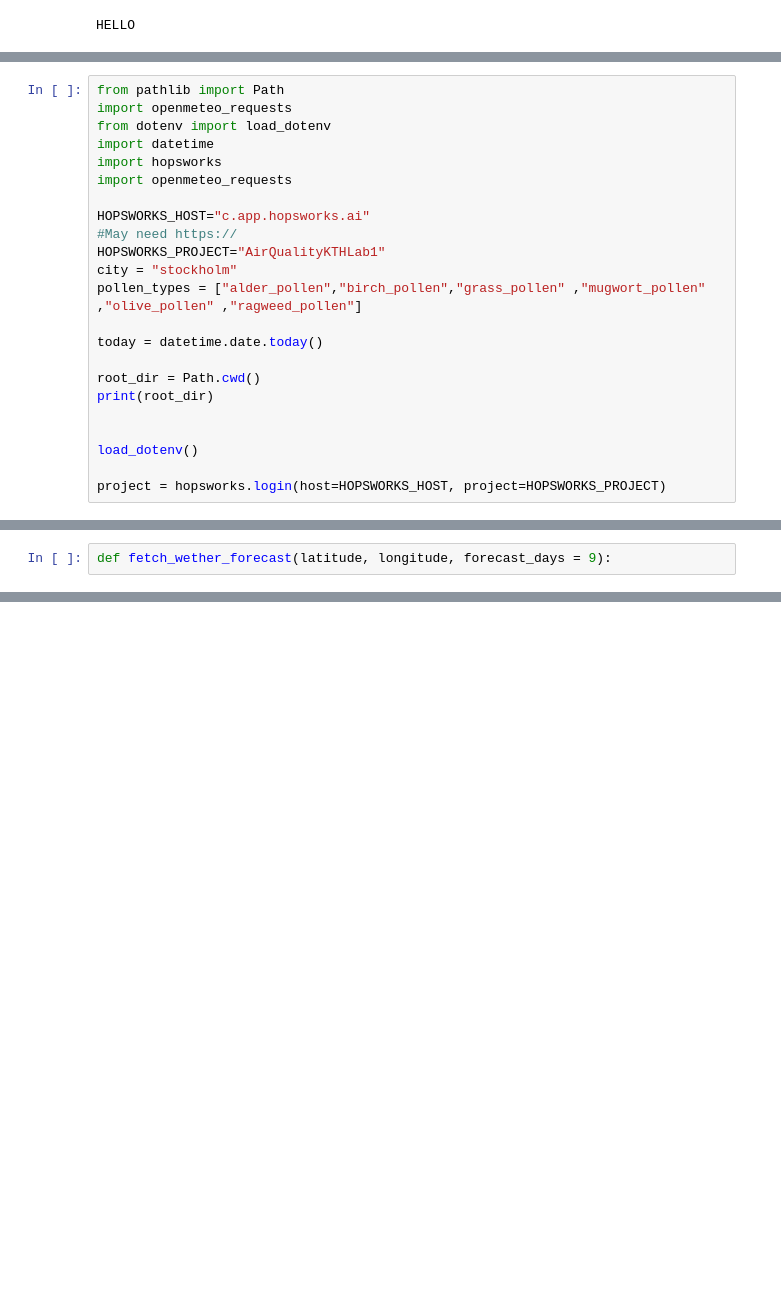
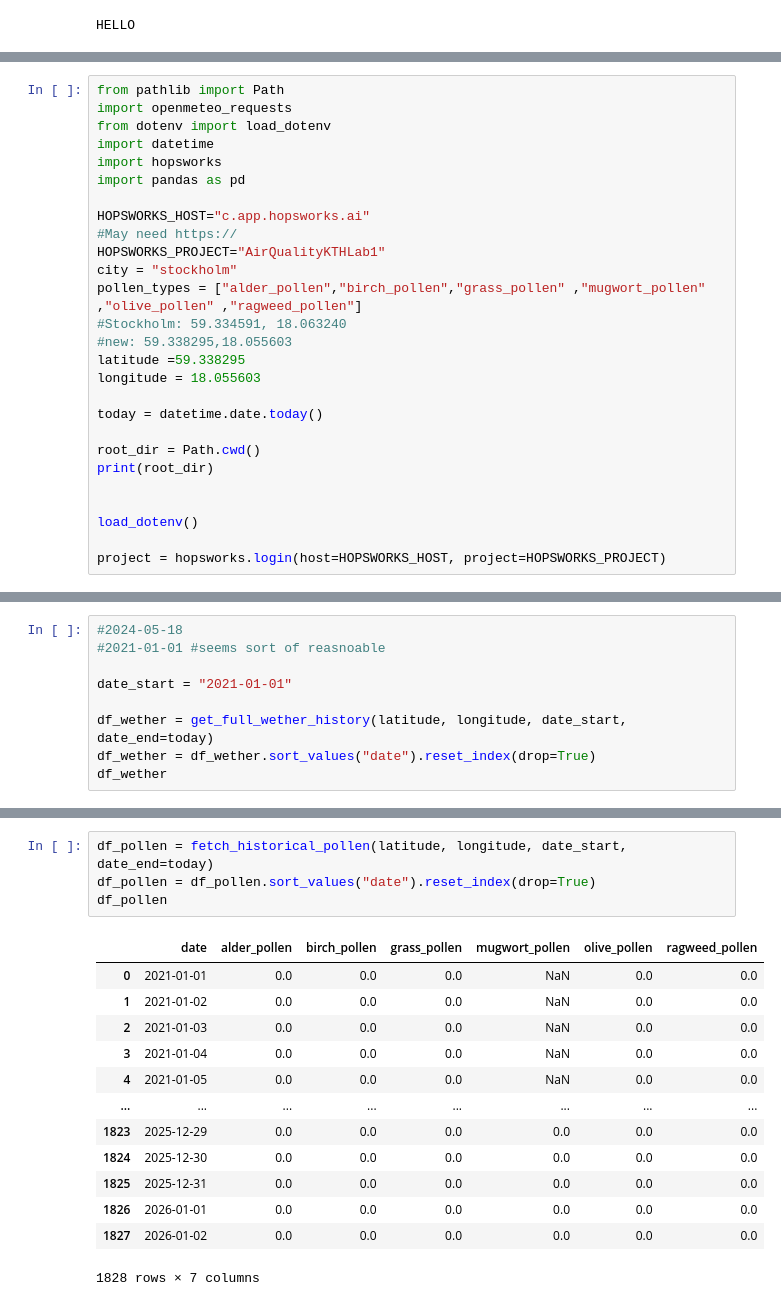
Before and after one commit to ViktorMardskog/Pollen-Predictor, a Jupyter notebook: notebooks/backfill_data.ipynb, the cells around one changed output, grey strips where cells are left out. Saved outputs shown, nothing was run; the diff lists cells and outputs as text; blank space fills up the shorter version.

```diff
--- a/notebooks/backfill_data.ipynb
+++ b/notebooks/backfill_data.ipynb
@@ -14,13 +14,17 @@ import openmeteo_requests
 from dotenv import load_dotenv
 import datetime
 import hopsworks
-import openmeteo_requests
+import pandas as pd
 
 HOPSWORKS_HOST="c.app.hopsworks.ai"
 #May need https://
 HOPSWORKS_PROJECT="AirQualityKTHLab1"
 city = "stockholm"
 pollen_types = ["alder_pollen","birch_pollen","grass_pollen" ,"mugwort_pollen" ,"olive_pollen" ,"ragweed_pollen"]
+#Stockholm: 59.334591, 18.063240
+#new: 59.338295,18.055603
+latitude =59.338295
+longitude = 18.055603
 
 today = datetime.date.today()
 
@@ -45,2 +256,9 @@ def fetch_historical_wether(latitude, longitude, date_start, data_end):
 # %%
-def fetch_wether_forecast(latitude, longitude, forecast_days = 9):
+#2024-05-18
+#2021-01-01 #seems sort of reasnoable
+
+date_start = "2021-01-01"
+
+df_wether = get_full_wether_history(latitude, longitude, date_start, date_end=today)
+df_wether = df_wether.sort_values("date").reset_index(drop=True)
+df_wether
@@ -46,0 +308,18 @@ def fetch_wether_forecast(latitude, longitude, forecast_days = 9):
+# %%
+df_pollen = fetch_historical_pollen(latitude, longitude, date_start, date_end=today)
+df_pollen = df_pollen.sort_values("date").reset_index(drop=True)
+df_pollen
+# %% [output]
+|  | date | alder_pollen | birch_pollen | grass_pollen | mugwort_pollen | olive_pollen | ragweed_pollen |
+| 0 | 2021-01-01 | 0.0 | 0.0 | 0.0 | NaN | 0.0 | 0.0 |
+| 1 | 2021-01-02 | 0.0 | 0.0 | 0.0 | NaN | 0.0 | 0.0 |
+| 2 | 2021-01-03 | 0.0 | 0.0 | 0.0 | NaN | 0.0 | 0.0 |
+| 3 | 2021-01-04 | 0.0 | 0.0 | 0.0 | NaN | 0.0 | 0.0 |
+| 4 | 2021-01-05 | 0.0 | 0.0 | 0.0 | NaN | 0.0 | 0.0 |
+| ... | ... | ... | ... | ... | ... | ... | ... |
+| 1823 | 2025-12-29 | 0.0 | 0.0 | 0.0 | 0.0 | 0.0 | 0.0 |
+| 1824 | 2025-12-30 | 0.0 | 0.0 | 0.0 | 0.0 | 0.0 | 0.0 |
+| 1825 | 2025-12-31 | 0.0 | 0.0 | 0.0 | 0.0 | 0.0 | 0.0 |
+| 1826 | 2026-01-01 | 0.0 | 0.0 | 0.0 | 0.0 | 0.0 | 0.0 |
+| 1827 | 2026-01-02 | 0.0 | 0.0 | 0.0 | 0.0 | 0.0 | 0.0 |
+1828 rows × 7 columns
```
Also changed, not shown: parts of 17 cells of this notebook.
